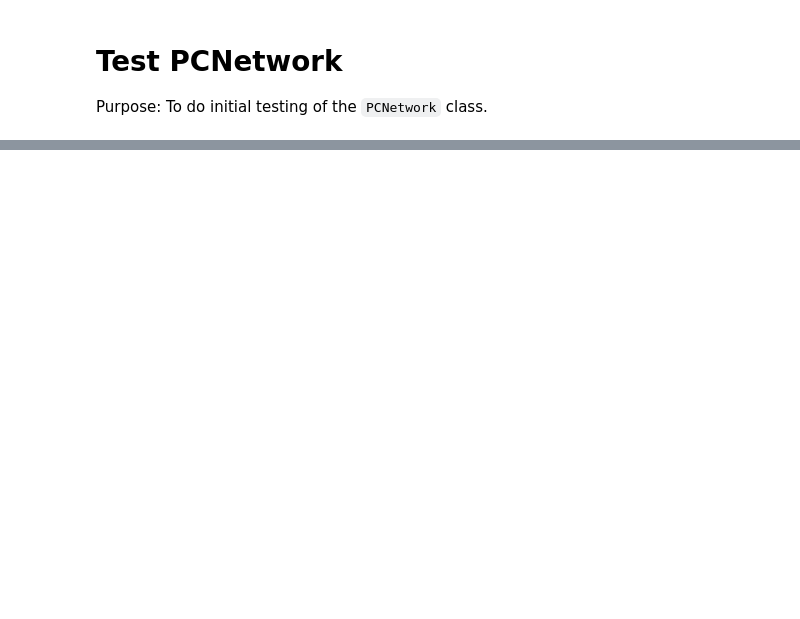
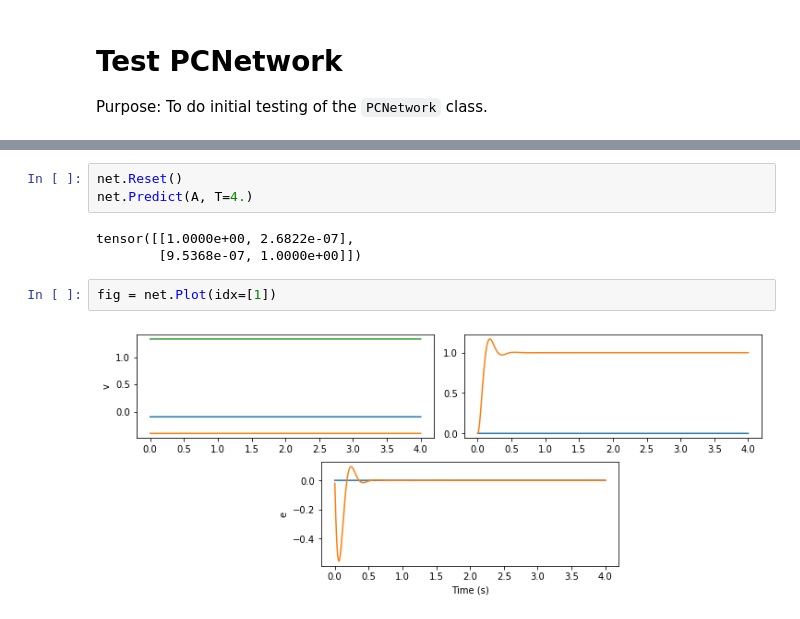
Before and after one commit to jorchard/pc_network, a Jupyter notebook: test_PCNetwork.ipynb, the cells around one changed output, grey strips where cells are left out. Saved outputs shown, nothing was run; the diff lists cells and outputs as text; blank space fills up the shorter version.

```diff
--- a/test_PCNetwork.ipynb
+++ b/test_PCNetwork.ipynb
@@ -52,0 +113,10 @@ net.
+# %%
+net.Reset()
+net.Predict(A, T=4.)
+# %% [output]
+tensor([[1.0000e+00, 2.6822e-07],
+        [9.5368e-07, 1.0000e+00]])
+# %%
+fig = net.Plot(idx=[1])
+# %% [output]
+[figure, added]
```
Also changed, not shown: parts of 22 cells of this notebook, 3 other files.
